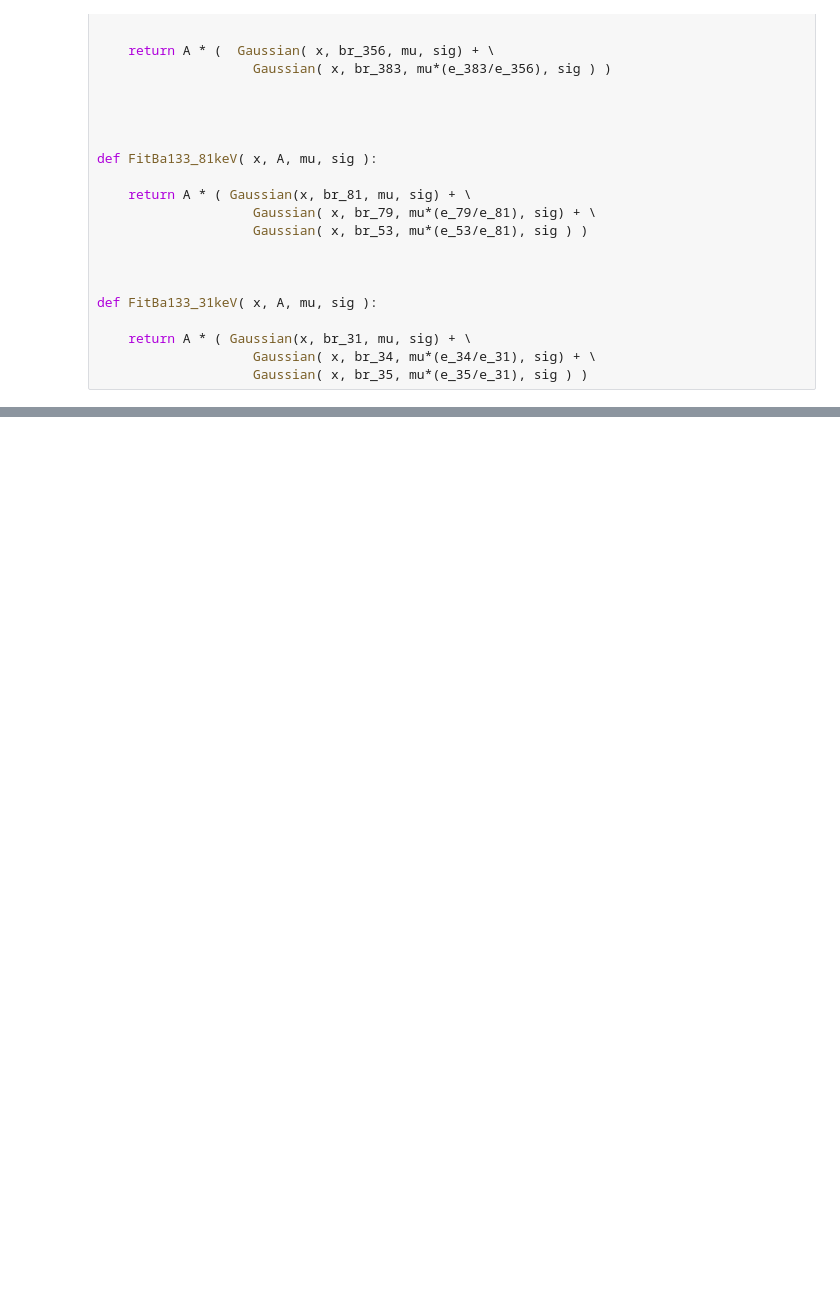
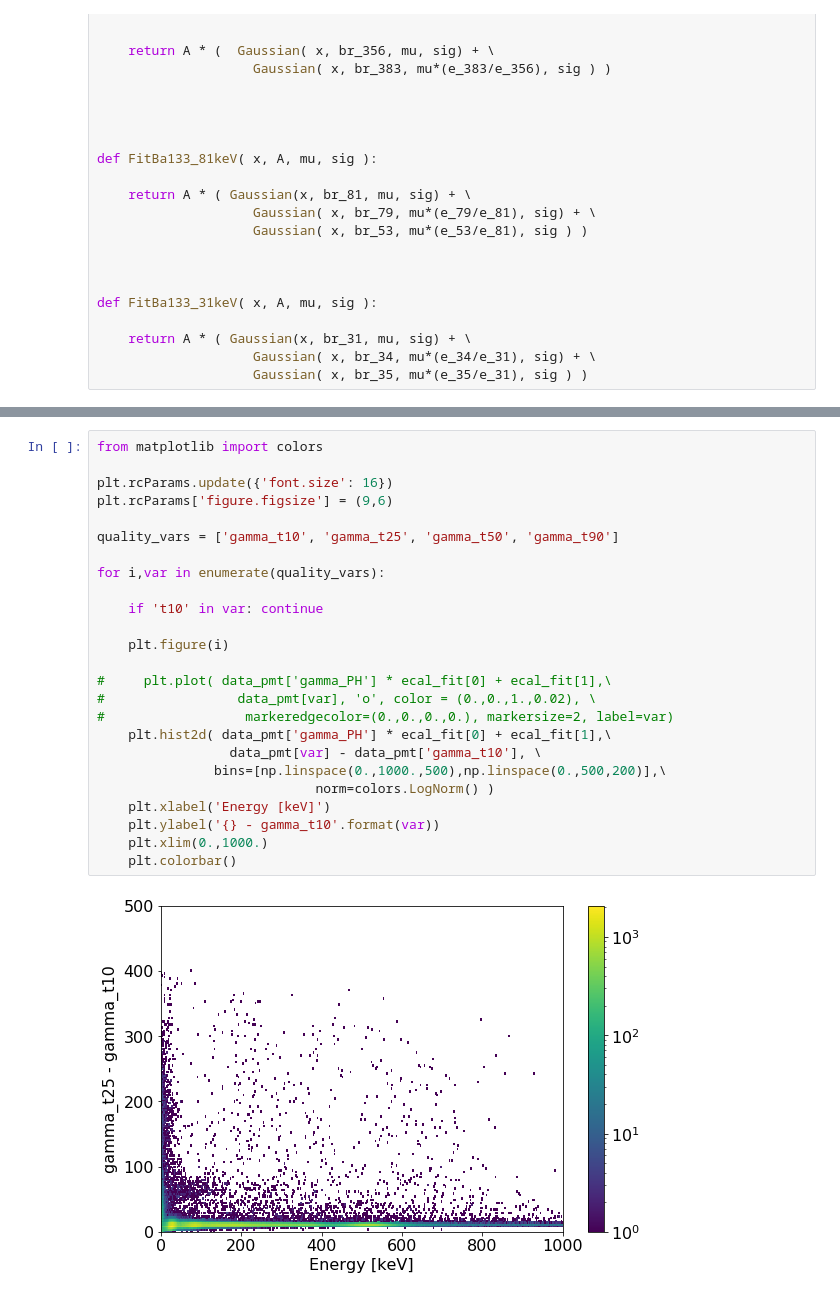
Before and after one commit to bglenardo/Cs136Measurements, a Jupyter notebook: TUNL NaI detector calibration.ipynb, the cells around one changed output, grey strips where cells are left out. Drawn from its saved outputs; the diff is of its cells as text; blank space fills up the shorter version.

```diff
--- a/TUNL NaI detector calibration.ipynb
+++ b/TUNL NaI detector calibration.ipynb
@@ -243,0 +284,27 @@ plt.ylim(0.,700.)
+# %%
+from matplotlib import colors
+
+plt.rcParams.update({'font.size': 16})
+plt.rcParams['figure.figsize'] = (9,6)
+
+quality_vars = ['gamma_t10', 'gamma_t25', 'gamma_t50', 'gamma_t90']
+
+for i,var in enumerate(quality_vars):
+
+    if 't10' in var: continue
+
+    plt.figure(i)
+
+#     plt.plot( data_pmt['gamma_PH'] * ecal_fit[0] + ecal_fit[1],\
+#                 data_pmt[var], 'o', color = (0.,0.,1.,0.02), \
+#                  markeredgecolor=(0.,0.,0.,0.), markersize=2, label=var)
+    plt.hist2d( data_pmt['gamma_PH'] * ecal_fit[0] + ecal_fit[1],\
+                 data_pmt[var] - data_pmt['gamma_t10'], \
+               bins=[np.linspace(0.,1000.,500),np.linspace(0.,500,200)],\
+                            norm=colors.LogNorm() )
+    plt.xlabel('Energy [keV]')
+    plt.ylabel('{} - gamma_t10'.format(var))
+    plt.xlim(0.,1000.)
+    plt.colorbar()
+# %% [output]
+[figure, added]
```
Also changed, not shown: parts of 33 cells of this notebook.
